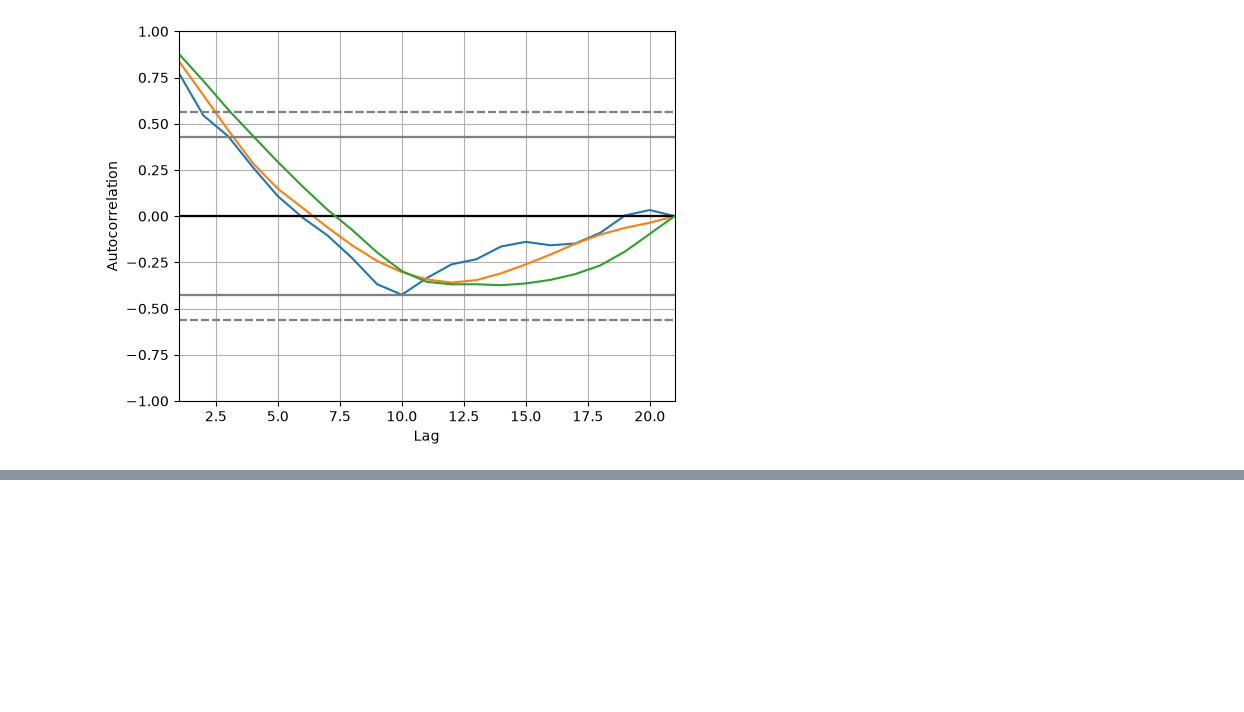
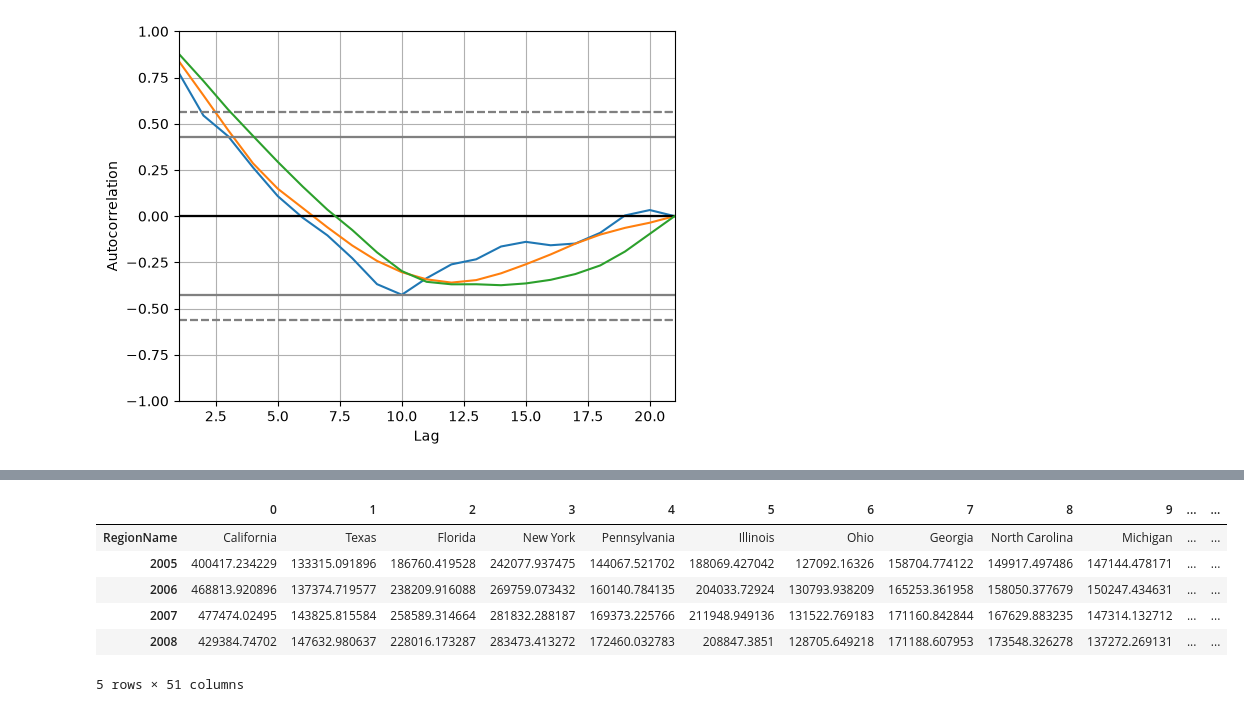
Before and after one commit to coltranebu/cs506-final-project, a Jupyter notebook: notebooks/more_eda.ipynb, the cells around one changed output, grey strips where cells are left out. Drawn from its saved outputs; the diff is of its cells as text; code cells hidden in the pictures; blank space fills up the shorter version.

```diff
--- a/notebooks/more_eda.ipynb
+++ b/notebooks/more_eda.ipynb
@@ -61,0 +107,11 @@ pd.plotting.autocorrelation_plot(minwage_df["Massachusetts"])
+# %%
+zillow_df = zillow_df.T
+zillow_df.head()
+# %% [output]
+|  | 0 | 1 | 2 | 3 | 4 | 5 | 6 | 7 | 8 | 9 | ... | ... |
+| RegionName | California | Texas | Florida | New York | Pennsylvania | Illinois | Ohio | Georgia | North Carolina | Michigan | ... | ... |
+| 2005 | 400417.234229 | 133315.091896 | 186760.419528 | 242077.937475 | 144067.521702 | 188069.427042 | 127092.16326 | 158704.774122 | 149917.497486 | 147144.478171 | ... | ... |
+| 2006 | 468813.920896 | 137374.719577 | 238209.916088 | 269759.073432 | 160140.784135 | 204033.72924 | 130793.938209 | 165253.361958 | 158050.377679 | 150247.434631 | ... | ... |
+| 2007 | 477474.02495 | 143825.815584 | 258589.314664 | 281832.288187 | 169373.225766 | 211948.949136 | 131522.769183 | 171160.842844 | 167629.883235 | 147314.132712 | ... | ... |
+| 2008 | 429384.74702 | 147632.980637 | 228016.173287 | 283473.413272 | 172460.032783 | 208847.3851 | 128705.649218 | 171188.607953 | 173548.326278 | 137272.269131 | ... | ... |
+5 rows × 51 columns
```
Also changed, not shown: parts of 7 cells of this notebook, 6 other files.
